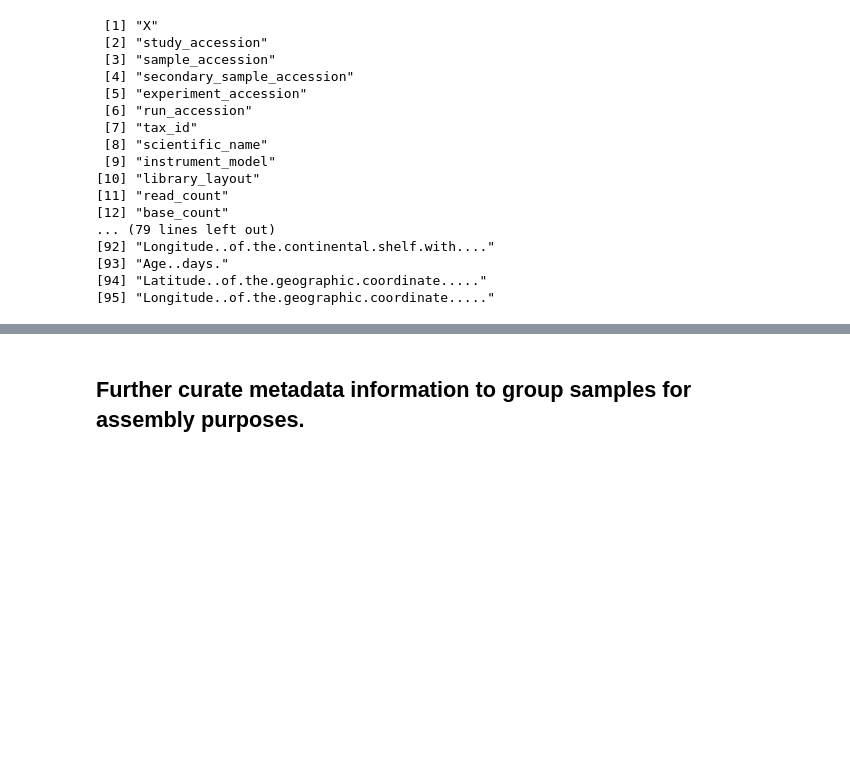
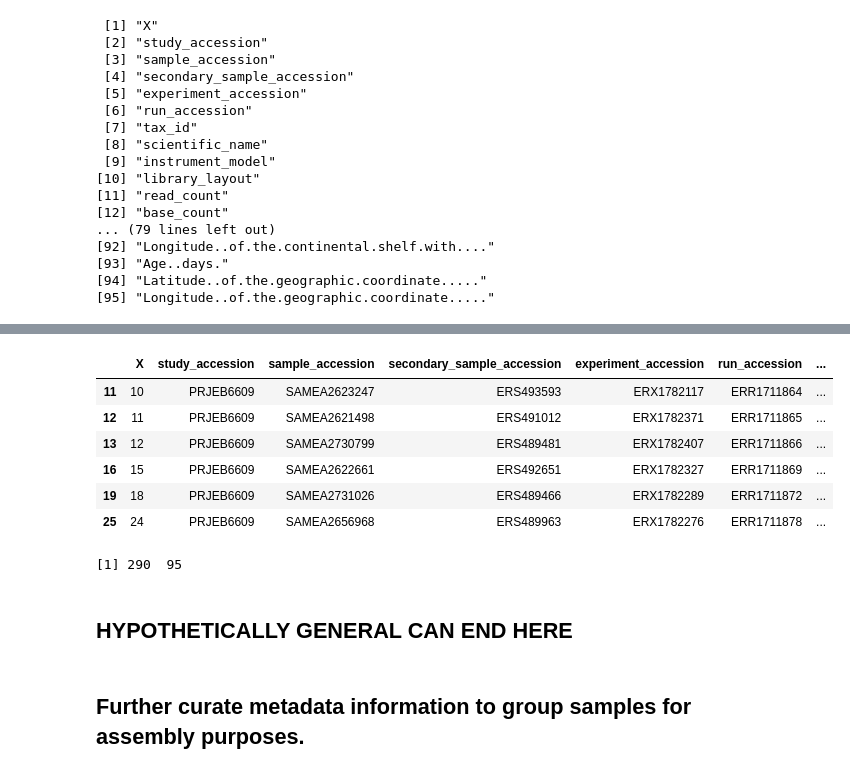
Before and after one commit to AlexanderLabWHOI/EukHeist, a Jupyter notebook: input/CompileMetaData_parsePRJEB.ipynb, the cells around one changed output, grey strips where cells are left out. Drawn from its saved outputs; the diff is of its cells as text; code cells hidden in the pictures; blank space fills up the shorter version.

```diff
--- a/input/CompileMetaData_parsePRJEB.ipynb
+++ b/input/CompileMetaData_parsePRJEB.ipynb
@@ -143,3 +143,13 @@ colnames(metat)
 [93] "Age..days."
 [94] "Latitude..of.the.geographic.coordinate....."
 [95] "Longitude..of.the.geographic.coordinate....."
+# %%
+# Generate test files:
+dim(metat)
+dim(metag)
+#sample_n()
+
+# Randomly subsample 10 metagenomic reads
+metag_test <- metag %>% sample_n(10)
+dim(metag_test)
+colnames(metag_test)
@@ -145,0 +177,18 @@ colnames(metat)
+# %%
+OS_subsample<- as.character(unique(metag_test$OS.region))
+BG_subsampled<-as.character(unique(metag_test$BG.province))
+# %%
+# Subsampled metaT to match region/BG, but take a subset
+metat_sub<-subset(metat, (OS.region %in% OS_subsample & BG.province %in% BG_subsampled))
+head(metat_sub)
+dim(metat_sub)
+metat_test <- metat_sub %>% sample_n(15)
+# %% [output]
+|  | X | study_accession | sample_accession | secondary_sample_accession | experiment_accession | run_accession | ... |
+| 11 | 10 | PRJEB6609 | SAMEA2623247 | ERS493593 | ERX1782117 | ERR1711864 | ... |
+| 12 | 11 | PRJEB6609 | SAMEA2621498 | ERS491012 | ERX1782371 | ERR1711865 | ... |
+| 13 | 12 | PRJEB6609 | SAMEA2730799 | ERS489481 | ERX1782407 | ERR1711866 | ... |
+| 16 | 15 | PRJEB6609 | SAMEA2622661 | ERS492651 | ERX1782327 | ERR1711869 | ... |
+| 19 | 18 | PRJEB6609 | SAMEA2731026 | ERS489466 | ERX1782289 | ERR1711872 | ... |
+| 25 | 24 | PRJEB6609 | SAMEA2656968 | ERS489963 | ERX1782276 | ERR1711878 | ... |
+[1] 290  95
@@ -146,3 +206,5 @@ colnames(metat)
+# %% [markdown]
+## HYPOTHETICALLY GENERAL CAN END HERE
 # %% [markdown]
 ## Further curate metadata information to group samples for assembly purposes.
 # %%
```
Also changed, not shown: parts of 12 cells of this notebook, 2 other files.
